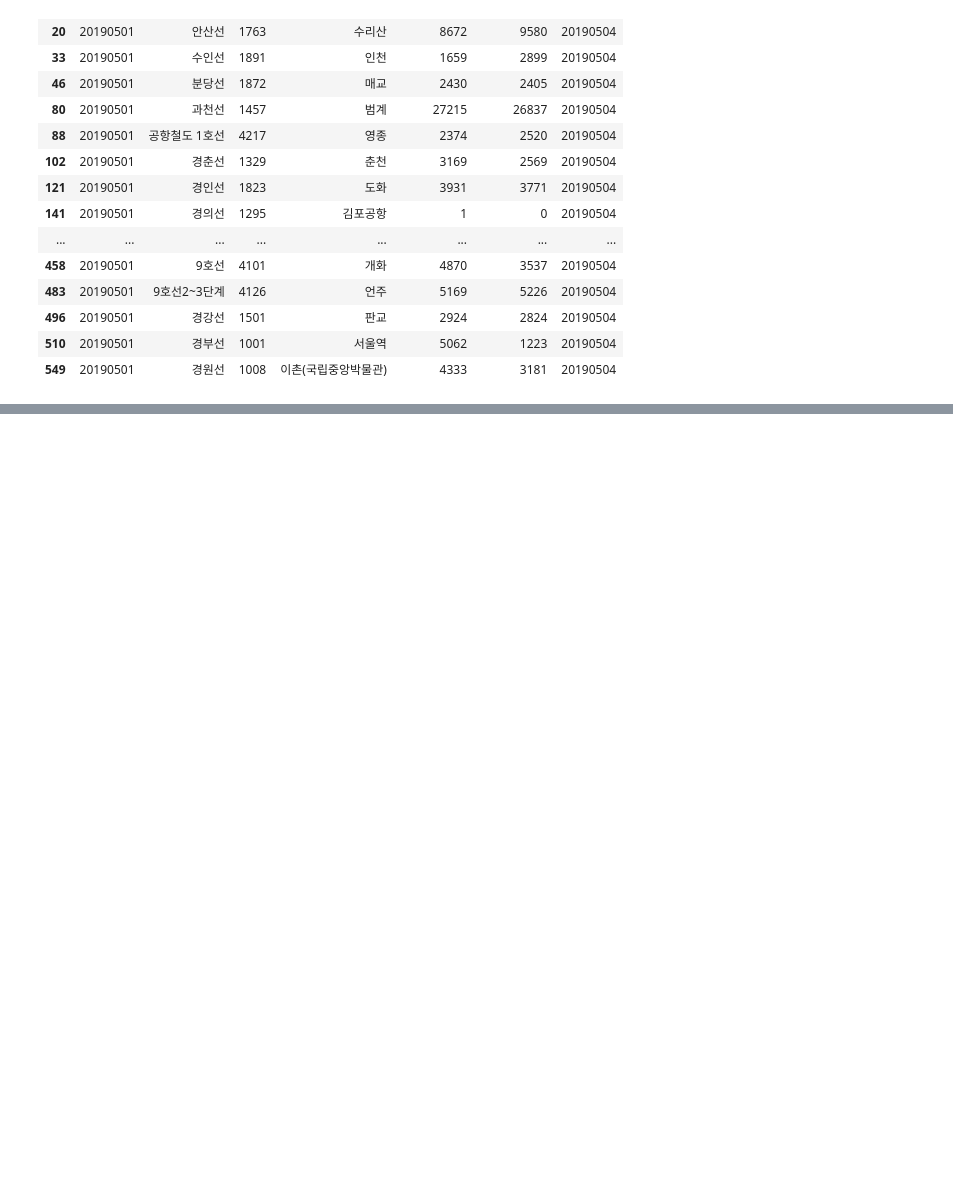
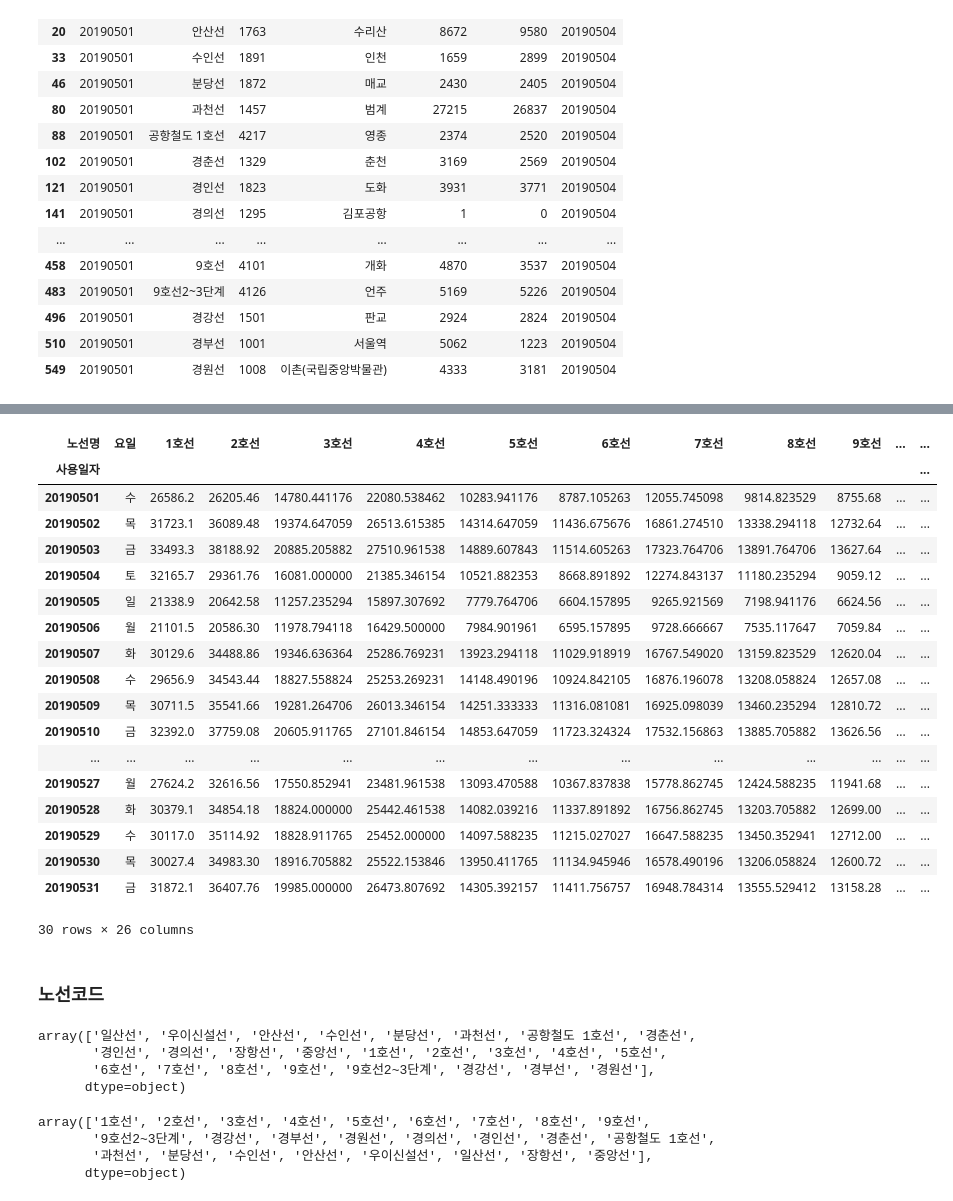
Before and after one commit to gubosd/lecture6, a Jupyter notebook: 포트폴리오/01_pandas_subway.ipynb, the cells around one changed output, grey strips where cells are left out. Cells and saved outputs as stored; diff of their text form; code cells hidden in the pictures; blank space fills up the shorter version.

```diff
--- a/포트폴리오/01_pandas_subway.ipynb
+++ b/포트폴리오/01_pandas_subway.ipynb
@@ -521,0 +658,42 @@ subway.drop_duplicates('노선명')
+# %%
+p = pd.pivot_table(subway, values='승차총승객수', index='사용일자', columns='노선명', aggfunc=np.mean)
+
+wday = {0:'월', 1:'화', 2:'수', 3:'목', 4:'금', 5:'토', 6:'일'}
+p.insert(0, '요일', pd.to_datetime(p.index, format='%Y%m%d').dayofweek.map(wday))
+p
+# %% [output]
+| 노선명 | 요일 | 1호선 | 2호선 | 3호선 | 4호선 | 5호선 | 6호선 | 7호선 | 8호선 | 9호선 | ... | ... |
+| 사용일자 |  |  |  |  |  |  |  |  |  |  |  | ... |
+| 20190501 | 수 | 26586.2 | 26205.46 | 14780.441176 | 22080.538462 | 10283.941176 | 8787.105263 | 12055.745098 | 9814.823529 | 8755.68 | ... | ... |
+| 20190502 | 목 | 31723.1 | 36089.48 | 19374.647059 | 26513.615385 | 14314.647059 | 11436.675676 | 16861.274510 | 13338.294118 | 12732.64 | ... | ... |
+| 20190503 | 금 | 33493.3 | 38188.92 | 20885.205882 | 27510.961538 | 14889.607843 | 11514.605263 | 17323.764706 | 13891.764706 | 13627.64 | ... | ... |
+| 20190504 | 토 | 32165.7 | 29361.76 | 16081.000000 | 21385.346154 | 10521.882353 | 8668.891892 | 12274.843137 | 11180.235294 | 9059.12 | ... | ... |
+| 20190505 | 일 | 21338.9 | 20642.58 | 11257.235294 | 15897.307692 | 7779.764706 | 6604.157895 | 9265.921569 | 7198.941176 | 6624.56 | ... | ... |
+| 20190506 | 월 | 21101.5 | 20586.30 | 11978.794118 | 16429.500000 | 7984.901961 | 6595.157895 | 9728.666667 | 7535.117647 | 7059.84 | ... | ... |
+| 20190507 | 화 | 30129.6 | 34488.86 | 19346.636364 | 25286.769231 | 13923.294118 | 11029.918919 | 16767.549020 | 13159.823529 | 12620.04 | ... | ... |
+| 20190508 | 수 | 29656.9 | 34543.44 | 18827.558824 | 25253.269231 | 14148.490196 | 10924.842105 | 16876.196078 | 13208.058824 | 12657.08 | ... | ... |
+| 20190509 | 목 | 30711.5 | 35541.66 | 19281.264706 | 26013.346154 | 14251.333333 | 11316.081081 | 16925.098039 | 13460.235294 | 12810.72 | ... | ... |
+| 20190510 | 금 | 32392.0 | 37759.08 | 20605.911765 | 27101.846154 | 14853.647059 | 11723.324324 | 17532.156863 | 13885.705882 | 13626.56 | ... | ... |
+| ... | ... | ... | ... | ... | ... | ... | ... | ... | ... | ... | ... | ... |
+| 20190527 | 월 | 27624.2 | 32616.56 | 17550.852941 | 23481.961538 | 13093.470588 | 10367.837838 | 15778.862745 | 12424.588235 | 11941.68 | ... | ... |
+| 20190528 | 화 | 30379.1 | 34854.18 | 18824.000000 | 25442.461538 | 14082.039216 | 11337.891892 | 16756.862745 | 13203.705882 | 12699.00 | ... | ... |
+| 20190529 | 수 | 30117.0 | 35114.92 | 18828.911765 | 25452.000000 | 14097.588235 | 11215.027027 | 16647.588235 | 13450.352941 | 12712.00 | ... | ... |
+| 20190530 | 목 | 30027.4 | 34983.30 | 18916.705882 | 25522.153846 | 13950.411765 | 11134.945946 | 16578.490196 | 13206.058824 | 12600.72 | ... | ... |
+| 20190531 | 금 | 31872.1 | 36407.76 | 19985.000000 | 26473.807692 | 14305.392157 | 11411.756757 | 16948.784314 | 13555.529412 | 13158.28 | ... | ... |
+30 rows × 26 columns
+# %% [markdown]
+### 노선코드
+# %%
+subway.노선명.unique()
+# %% [output]
+array(['일산선', '우이신설선', '안산선', '수인선', '분당선', '과천선', '공항철도 1호선', '경춘선',
+       '경인선', '경의선', '장항선', '중앙선', '1호선', '2호선', '3호선', '4호선', '5호선',
+       '6호선', '7호선', '8호선', '9호선', '9호선2~3단계', '경강선', '경부선', '경원선'],
+      dtype=object)
+# %%
+np.sort(subway.노선명.unique())
+# %% [output]
+array(['1호선', '2호선', '3호선', '4호선', '5호선', '6호선', '7호선', '8호선', '9호선',
+       '9호선2~3단계', '경강선', '경부선', '경원선', '경의선', '경인선', '경춘선', '공항철도 1호선',
+       '과천선', '분당선', '수인선', '안산선', '우이신설선', '일산선', '장항선', '중앙선'],
+      dtype=object)
```
Also changed, not shown: parts of 24 cells of this notebook.
